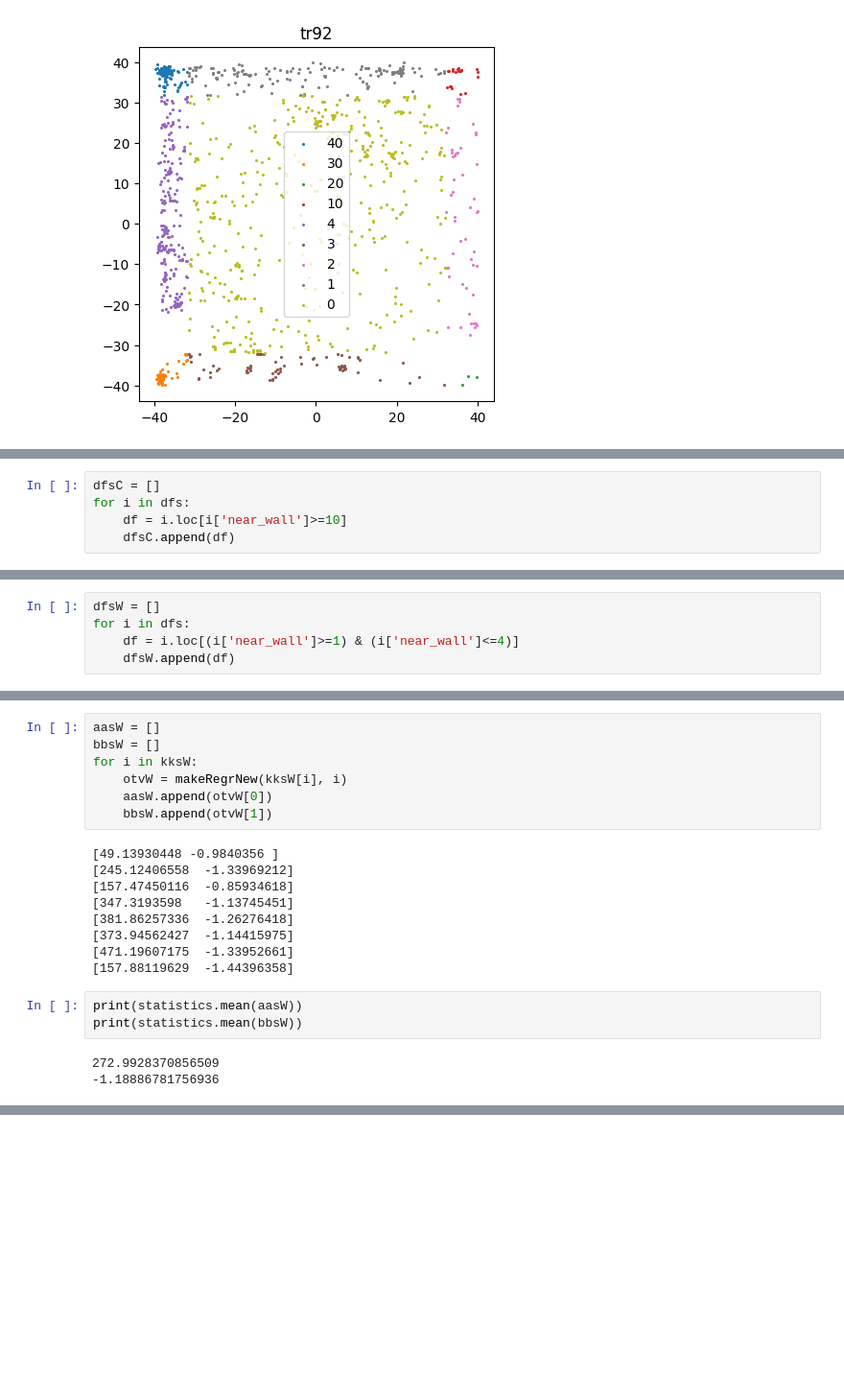
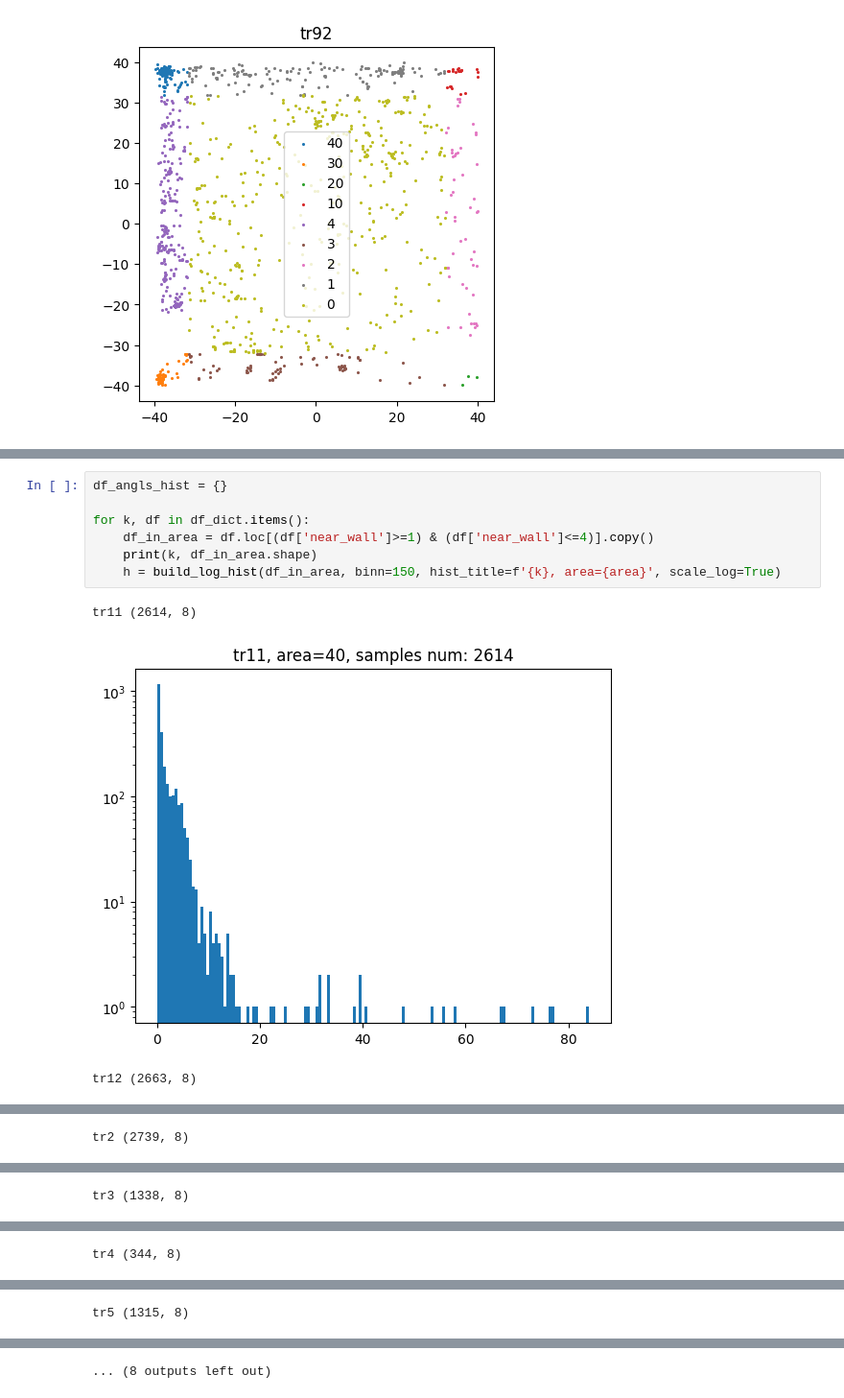
Before and after one commit to Barbara1576/navigation, a Jupyter notebook: PowerLawSecondAlternativeFit-CHECKED.ipynb, the cells around one changed output, grey strips where cells are left out. Shown at 96% size. Drawn from its saved outputs; the diff is of its cells as text; blank space fills up the shorter version.

```diff
--- a/PowerLawSecondAlternativeFit-CHECKED.ipynb
+++ b/PowerLawSecondAlternativeFit-CHECKED.ipynb
@@ -356,5 +335,0 @@ print(statistics.mean(bbs0))
-# %%
-dfsC = []
-for i in dfs:
-    df = i.loc[i['near_wall']>=10]
-    dfsC.append(df)
@@ -402,5 +335,0 @@ print(statistics.mean(bbsC))
-# %%
-dfsW = []
-for i in dfs:
-    df = i.loc[(i['near_wall']>=1) & (i['near_wall']<=4)]
-    dfsW.append(df)
@@ -424,22 +336,11 @@ for i in range(len(dfsW)):
-# %%
-aasW = []
-bbsW = []
-for i in kksW:
-    otvW = makeRegrNew(kksW[i], i)
-    aasW.append(otvW[0])
-    bbsW.append(otvW[1])
-# %% [output]
-[49.13930448 -0.9840356 ]
-[245.12406558  -1.33969212]
-[157.47450116  -0.85934618]
-[347.3193598   -1.13745451]
-[381.86257336  -1.26276418]
-[373.94562427  -1.14415975]
-[471.19607175  -1.33952661]
-[157.88119629  -1.44396358]
-# %%
-print(statistics.mean(aasW))
-print(statistics.mean(bbsW))
-# %% [output]
-272.9928370856509
--1.18886781756936
+# %%
+df_angls_hist = {}
+
+for k, df in df_dict.items():
+    df_in_area = df.loc[(df['near_wall']>=1) & (df['near_wall']<=4)].copy()
+    print(k, df_in_area.shape)
+    h = build_log_hist(df_in_area, binn=150, hist_title=f'{k}, area={area}', scale_log=True)
+# %% [output]
+tr11 (2614, 8)
+[figure, added]
+tr12 (2663, 8)
@@ -445,0 +348 @@ print(statistics.mean(bbsW))
+tr2 (2739, 8)
@@ -445,0 +350 @@ print(statistics.mean(bbsW))
+tr3 (1338, 8)
@@ -445,0 +352 @@ print(statistics.mean(bbsW))
+tr4 (344, 8)
@@ -445,0 +354 @@ print(statistics.mean(bbsW))
+tr5 (1315, 8)
@@ -445,0 +356 @@ print(statistics.mean(bbsW))
+... (8 outputs left out)
```
Also changed, not shown: parts of 21 cells of this notebook.
